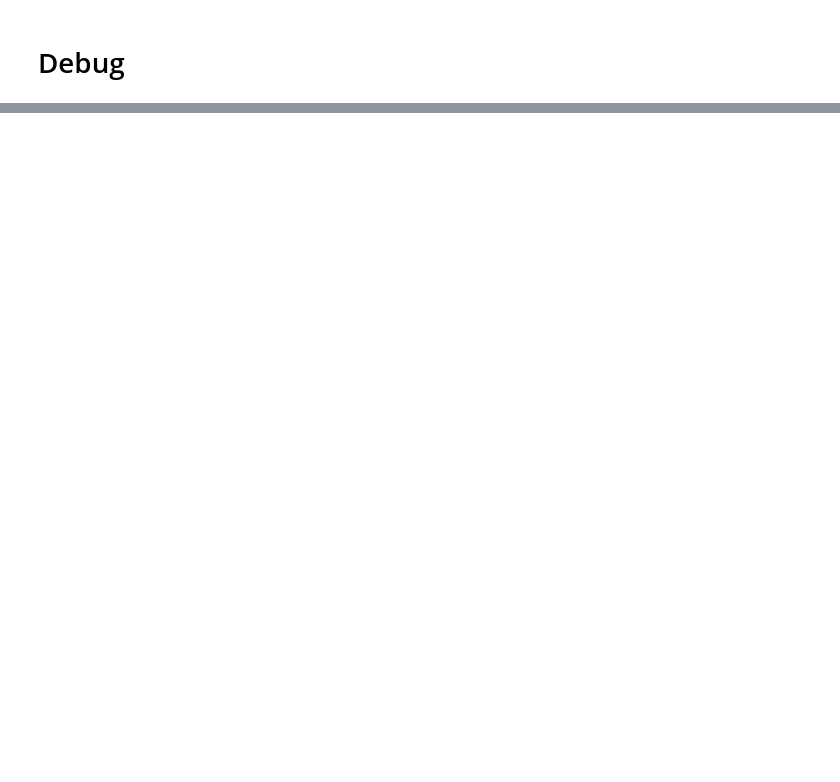
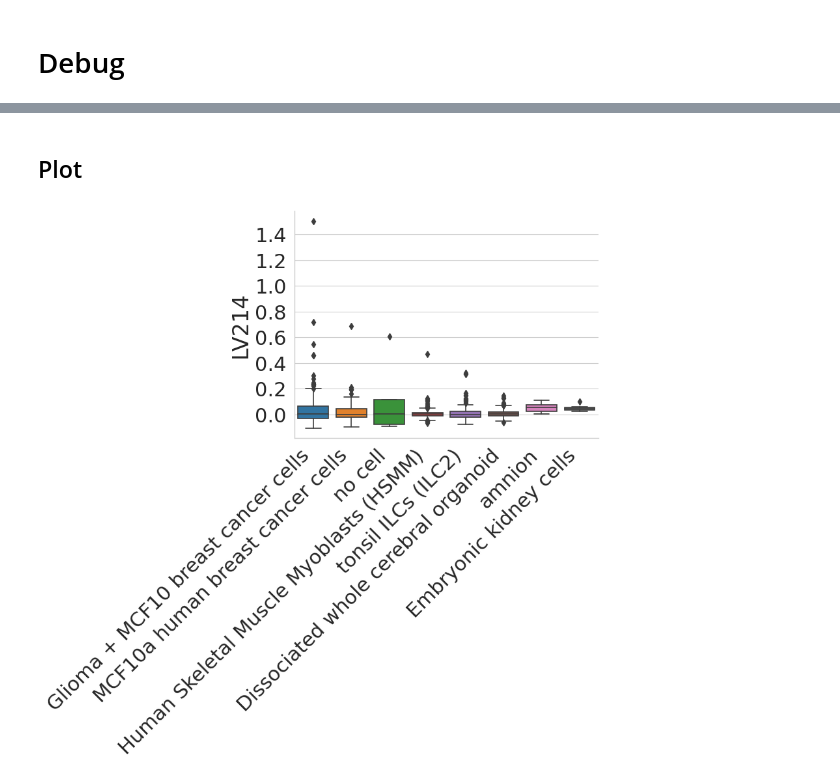
Before and after one commit to pivlab/phenoplier, a Jupyter notebook: projects/asthma-copd/nbs/35_gls_lvs_analyses/05-lv_cell_types/16-LV214-cell_types.ipynb, the cells around one changed output, grey strips where cells are left out. Drawn from its saved outputs; the diff is of its cells as text; code cells hidden in the pictures; blank space fills up the shorter version.

```diff
--- a/projects/asthma-copd/nbs/35_gls_lvs_analyses/05-lv_cell_types/16-LV214-cell_types.ipynb
+++ b/projects/asthma-copd/nbs/35_gls_lvs_analyses/05-lv_cell_types/16-LV214-cell_types.ipynb
@@ -454,4 +480,0 @@ final_plot_data.shape
-# %%
-final_plot_data = final_plot_data[
-    final_plot_data[SELECTED_ATTRIBUTE].isin(selected_cell_types)
-]
@@ -494,0 +543,4 @@ with sns.plotting_context("paper", font_scale=2.5), sns.axes_style("whitegrid"):
+# %%
+reduced_plot_data = final_plot_data[
+    final_plot_data[SELECTED_ATTRIBUTE].isin(selected_cell_types)
+]
@@ -494,0 +569,8 @@ with sns.plotting_context("paper", font_scale=2.5), sns.axes_style("whitegrid"):
+# %%
+reduced_plot_data = reduced_plot_data[
+    ~reduced_plot_data[SELECTED_ATTRIBUTE].isin((
+        "NOT CATEGORIZED",
+        "hybrid",
+        "fixed cell",
+    ))
+]
@@ -494,0 +583,8 @@ with sns.plotting_context("paper", font_scale=2.5), sns.axes_style("whitegrid"):
+# %%
+attr_order = (
+    reduced_plot_data.groupby(SELECTED_ATTRIBUTE)
+    .max()
+    .sort_values(LV_NAME, ascending=False)
+    .index[:8]
+    .tolist()
+)
@@ -494,0 +606,23 @@ with sns.plotting_context("paper", font_scale=2.5), sns.axes_style("whitegrid"):
+# %% [markdown]
+## Plot
+# %%
+with sns.plotting_context("paper", font_scale=2.5), sns.axes_style("whitegrid"):
+    g = sns.catplot(
+        data=reduced_plot_data,
+        y=LV_NAME,
+        x=SELECTED_ATTRIBUTE,
+        order=attr_order,
+        kind="box",
+        height=5,
+        aspect=1.8,
+    )
+    plt.xticks(rotation=45, horizontalalignment="right")
+    plt.xlabel("")
+
+    plt.savefig(
+        OUTPUT_CELL_TYPE_FILEPATH,
+        bbox_inches="tight",
+        facecolor="white",
+    )
+# %% [output]
+[figure, added]
```
Also changed, not shown: parts of 32 cells of this notebook, 20 other files.
